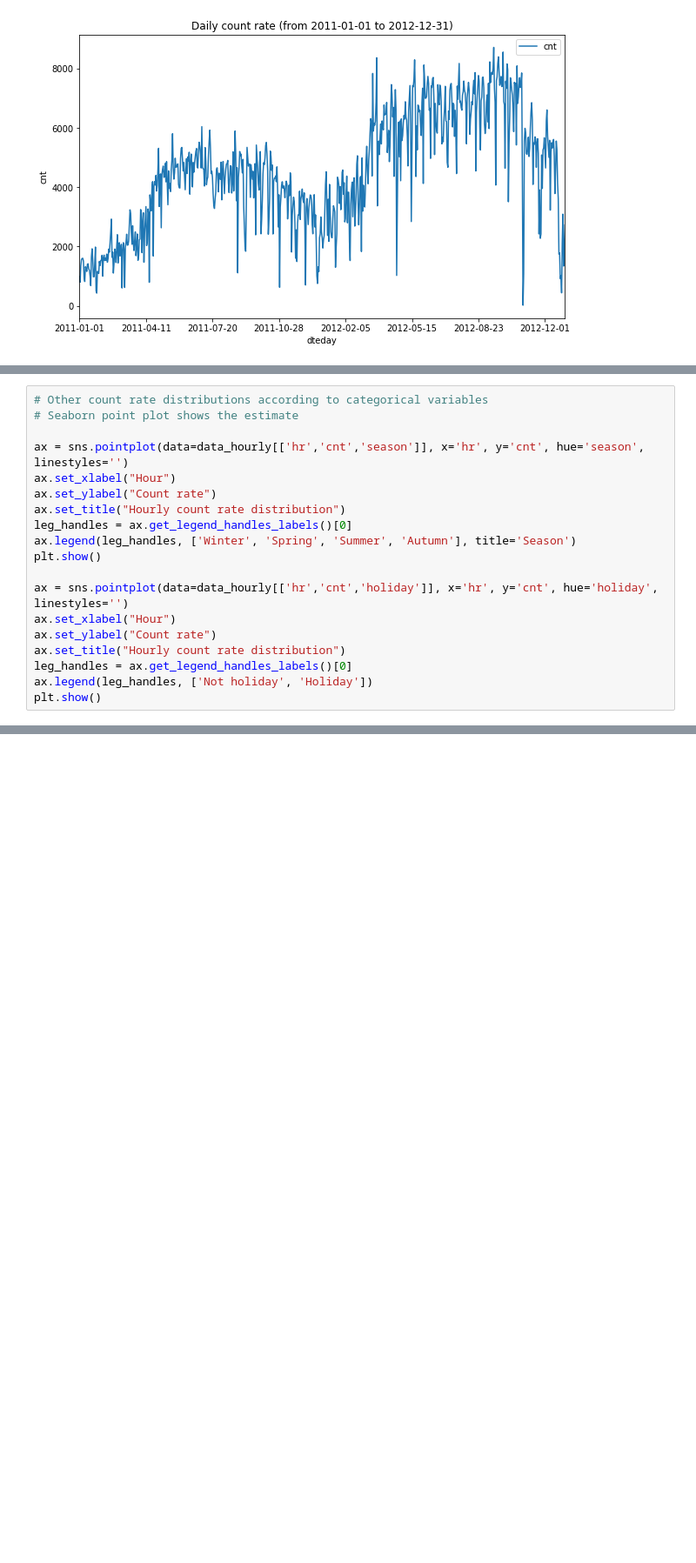
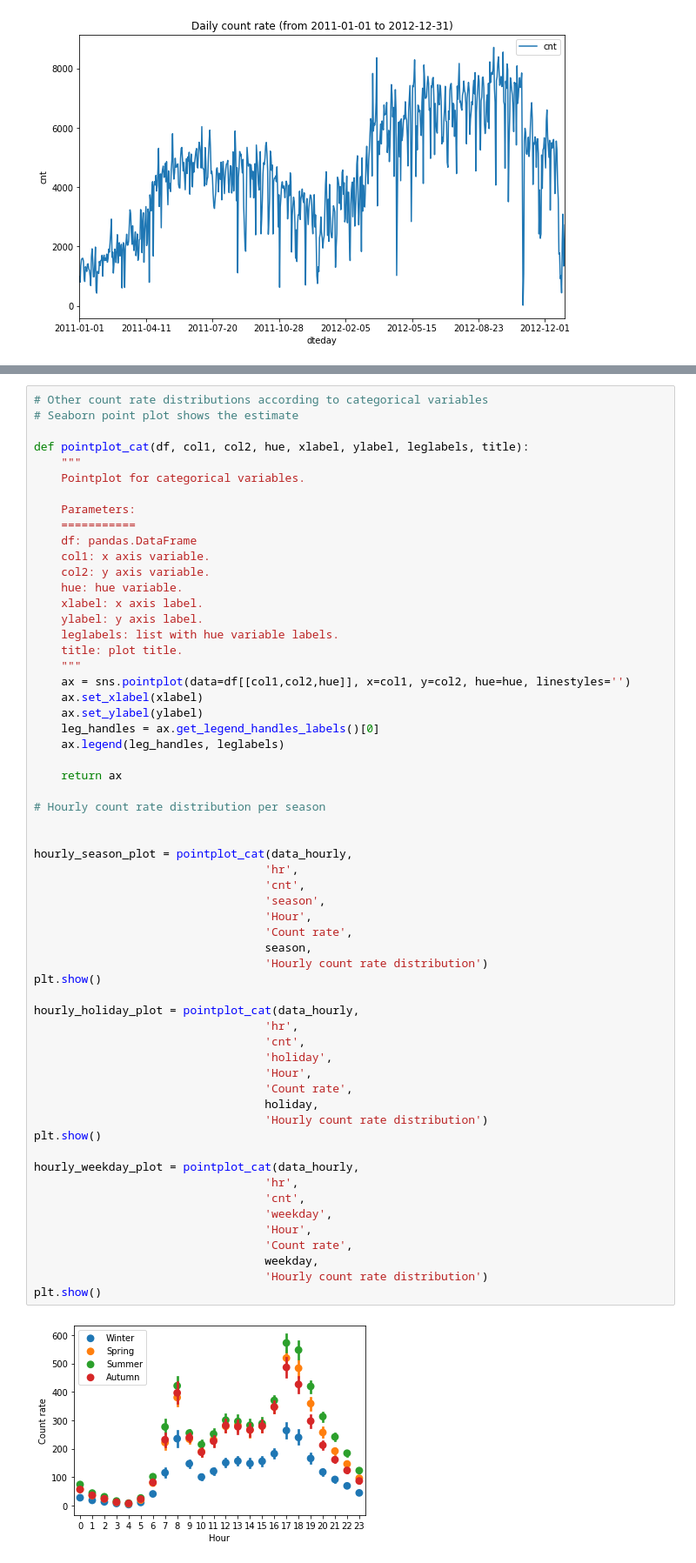
Before and after one commit to amurrone/BikeSharing, a Jupyter notebook: inspect_data.ipynb, the cells around one changed output, grey strips where cells are left out. Shown at 87% size. Cells and saved outputs as stored; diff of their text form; blank space fills up the shorter version.

```diff
--- a/inspect_data.ipynb
+++ b/inspect_data.ipynb
@@ -197,20 +211 @@ plt.show()
 [figure]
-# %%
-# Other count rate distributions according to categorical variables
-# Seaborn point plot shows the estimate
-
-ax = sns.pointplot(data=data_hourly[['hr','cnt','season']], x='hr', y='cnt', hue='season', linestyles='')
-ax.set_xlabel("Hour")
-ax.set_ylabel("Count rate")
-ax.set_title("Hourly count rate distribution")
-leg_handles = ax.get_legend_handles_labels()[0]
-ax.legend(leg_handles, ['Winter', 'Spring', 'Summer', 'Autumn'], title='Season')
-plt.show()
-
-ax = sns.pointplot(data=data_hourly[['hr','cnt','holiday']], x='hr', y='cnt', hue='holiday', linestyles='')
-ax.set_xlabel("Hour")
-ax.set_ylabel("Count rate")
-ax.set_title("Hourly count rate distribution")
-leg_handles = ax.get_legend_handles_labels()[0]
-ax.legend(leg_handles, ['Not holiday', 'Holiday'])
-plt.show()
@@ -219,0 +212,61 @@ plt.show()
+# %%
+# Other count rate distributions according to categorical variables
+# Seaborn point plot shows the estimate
+
+def pointplot_cat(df, col1, col2, hue, xlabel, ylabel, leglabels, title):
+    """
+    Pointplot for categorical variables.
+
+    Parameters:
+    ===========
+    df: pandas.DataFrame
+    col1: x axis variable.
+    col2: y axis variable.
+    hue: hue variable.
+    xlabel: x axis label.
+    ylabel: y axis label.
+    leglabels: list with hue variable labels.
+    title: plot title.
+    """
+    ax = sns.pointplot(data=df[[col1,col2,hue]], x=col1, y=col2, hue=hue, linestyles='')
+    ax.set_xlabel(xlabel)
+    ax.set_ylabel(ylabel)
+    leg_handles = ax.get_legend_handles_labels()[0]
+    ax.legend(leg_handles, leglabels)
+
+    return ax
+
+# Hourly count rate distribution per season
+
+
+hourly_season_plot = pointplot_cat(data_hourly,
+                                  'hr',
+                                  'cnt',
+                                  'season',
+                                  'Hour',
+                                  'Count rate',
+                                  season,
+                                  'Hourly count rate distribution')
+plt.show()
+
+hourly_holiday_plot = pointplot_cat(data_hourly,
+                                  'hr',
+                                  'cnt',
+                                  'holiday',
+                                  'Hour',
+                                  'Count rate',
+                                  holiday,
+                                  'Hourly count rate distribution')
+plt.show()
+
+hourly_weekday_plot = pointplot_cat(data_hourly,
+                                  'hr',
+                                  'cnt',
+                                  'weekday',
+                                  'Hour',
+                                  'Count rate',
+                                  weekday,
+                                  'Hourly count rate distribution')
+plt.show()
+# %% [output]
+[figure, added]
```
Also changed, not shown: parts of 3 cells of this notebook.
